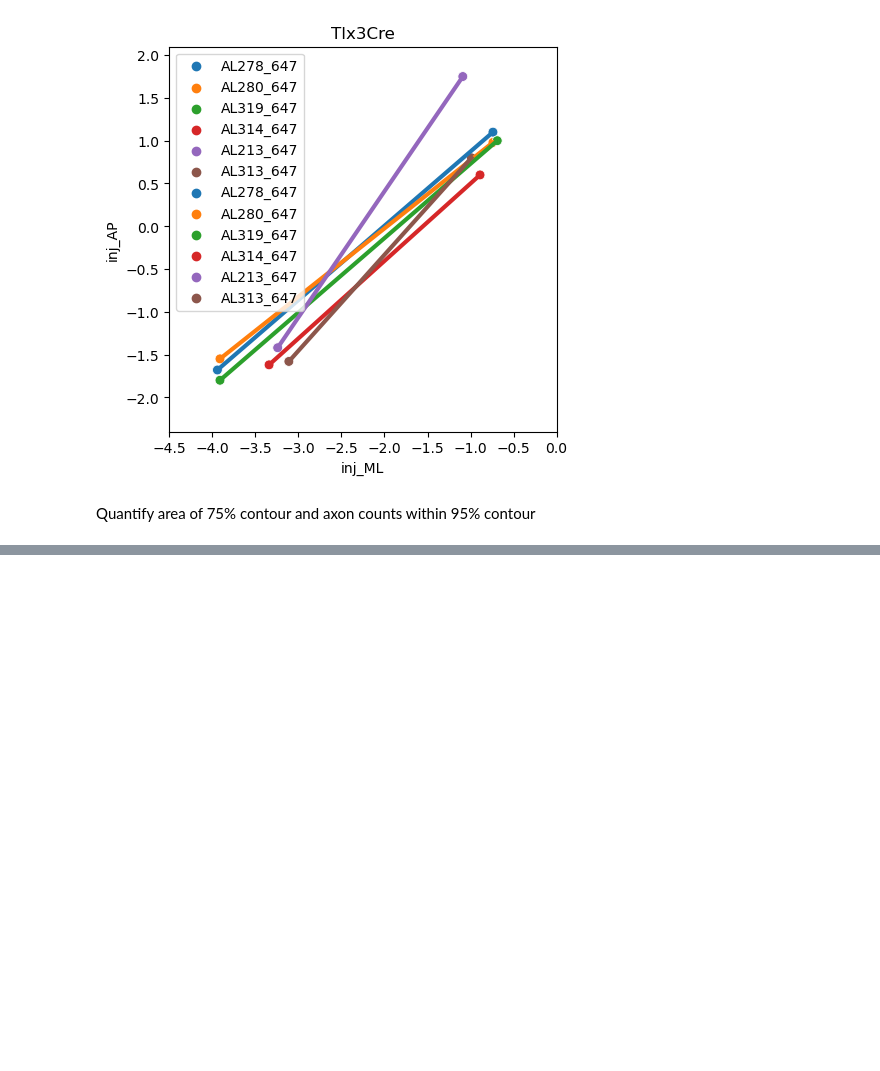
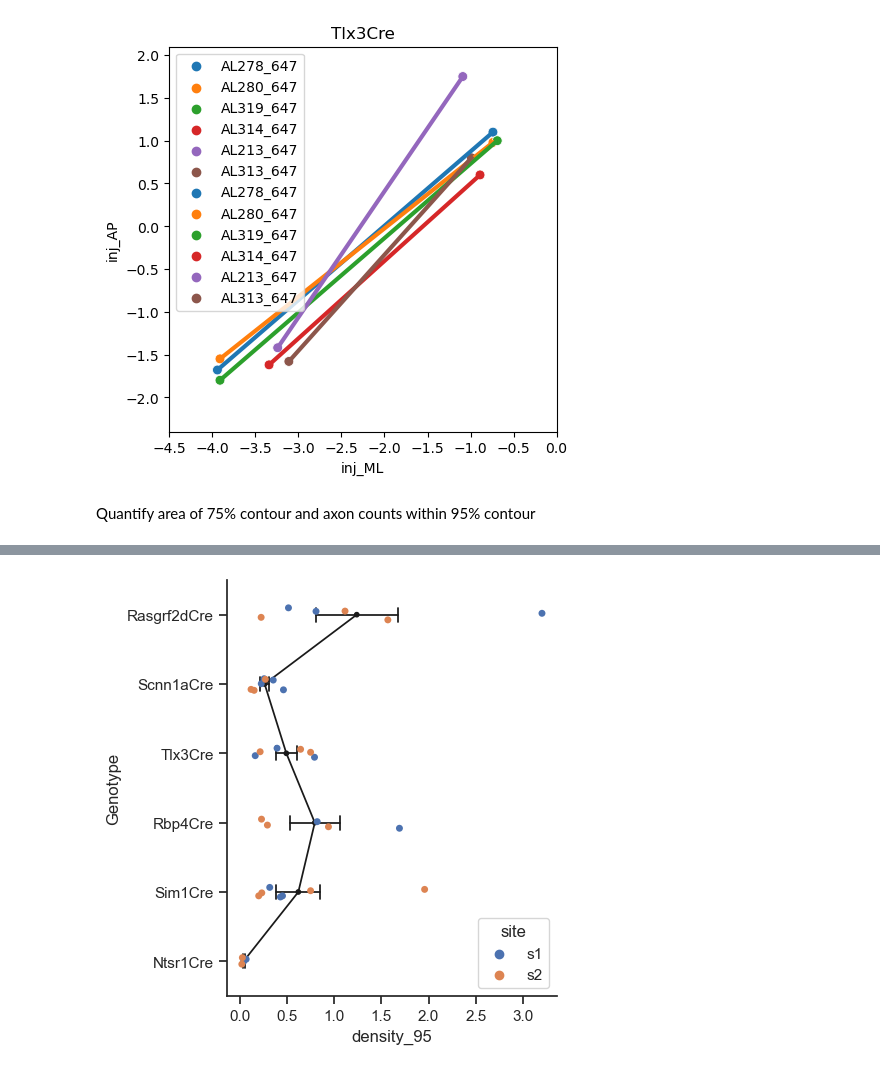
Before and after one commit to YANQI-LIU/Liu2024, a Jupyter notebook: Figures5-7.ipynb, the cells around one changed output, grey strips where cells are left out. Saved outputs shown, nothing was run; the diff lists cells and outputs as text; code cells hidden in the pictures; blank space fills up the shorter version.

```diff
--- a/Figures5-7.ipynb
+++ b/Figures5-7.ipynb
@@ -1067,13 +1073,15 @@ plt.savefig(outdir+"area_95.svg")
 # %%
 sns.set(style="ticks", rc={"lines.linewidth": 0.7})
 
 sns.catplot(
-    data=test_df, x="density_95", y="Genotype", errorbar="se",
+    data=MO_data, x="density_95", y="Genotype", errorbar="se",
     capsize=.2, kind='point', color= 'k', order=order)
 
 
-sns.stripplot(data=test_df, x="density_95", y="Genotype", hue="site", order=order)
+sns.stripplot(data=MO_data, x="density_95", y="Genotype", hue="site", order=order)
 plt.rcParams['svg.fonttype'] = 'none'
 # so text stay as text not paths!
-plt.savefig(outdir+"axons_95.svg")
+plt.savefig(outdir+"density_95.svg")
+# %% [output]
+[figure, added]
 # %%
```
Also changed, not shown: parts of 7 cells of this notebook, 1 other file.
